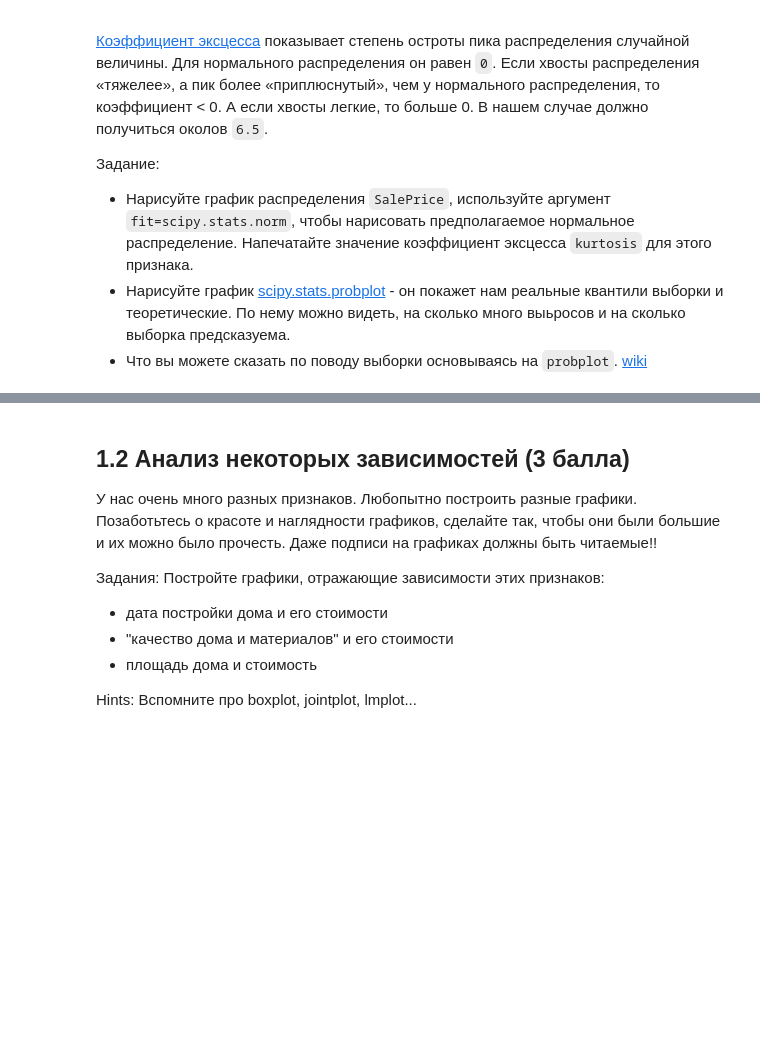
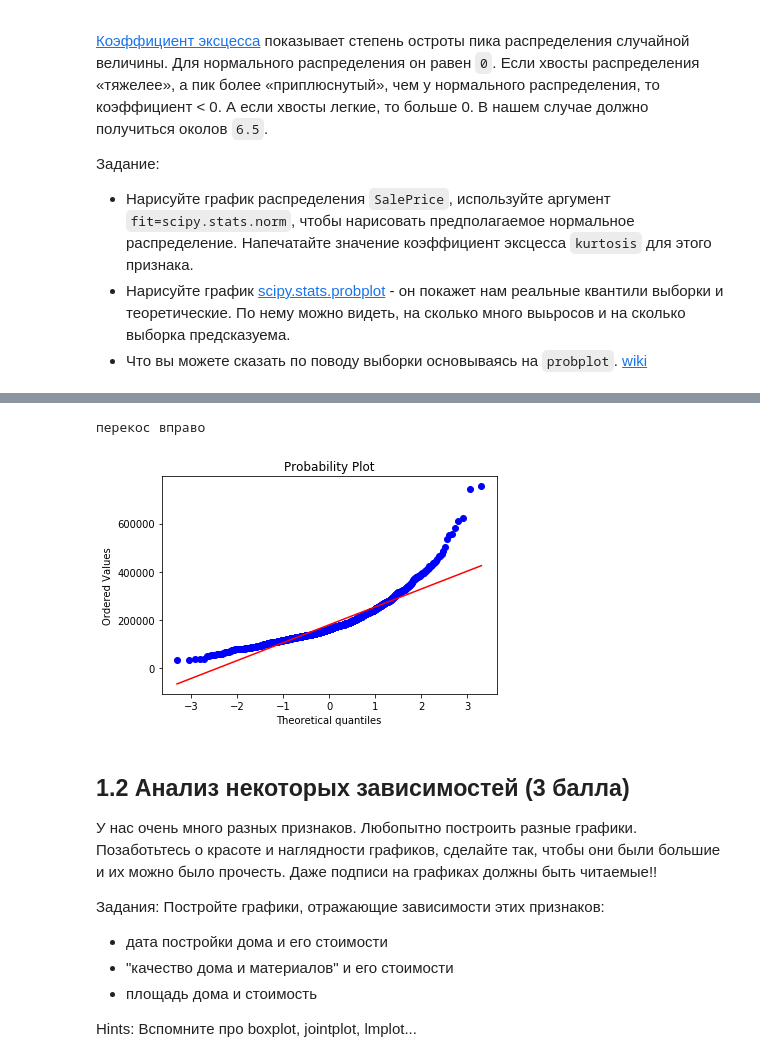
Before and after one commit to OlgaStroganova/ML, a Jupyter notebook: 05-01-linear-regression-homework.ipynb, the cells around one changed output, grey strips where cells are left out. Saved outputs shown, nothing was run; the diff lists cells and outputs as text; code cells hidden in the pictures; blank space fills up the shorter version.

```diff
--- a/05-01-linear-regression-homework.ipynb
+++ b/05-01-linear-regression-homework.ipynb
@@ -86,3 +94,10 @@ _Почему требуется нормальность распределен
+# %%
+from scipy import stats
+stats.probplot(df['SalePrice'], plot=plt);
+print("перекос вправо")
+# %% [output]
+перекос вправо
+[figure, added]
 # %% [markdown]
 ## 1.2 Анализ некоторых зависимостей (3 балла)
 
```
Also changed, not shown: parts of 27 cells of this notebook.
